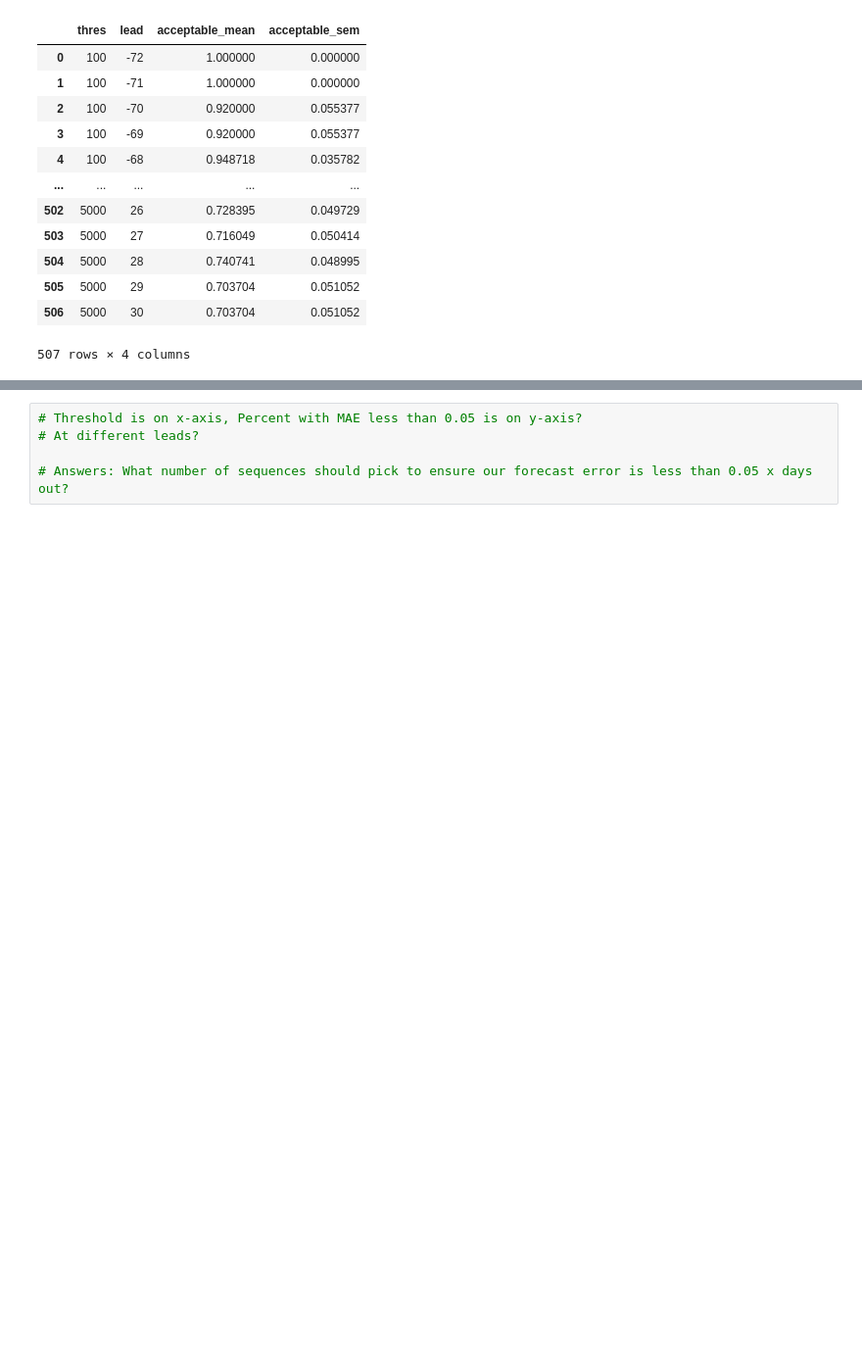
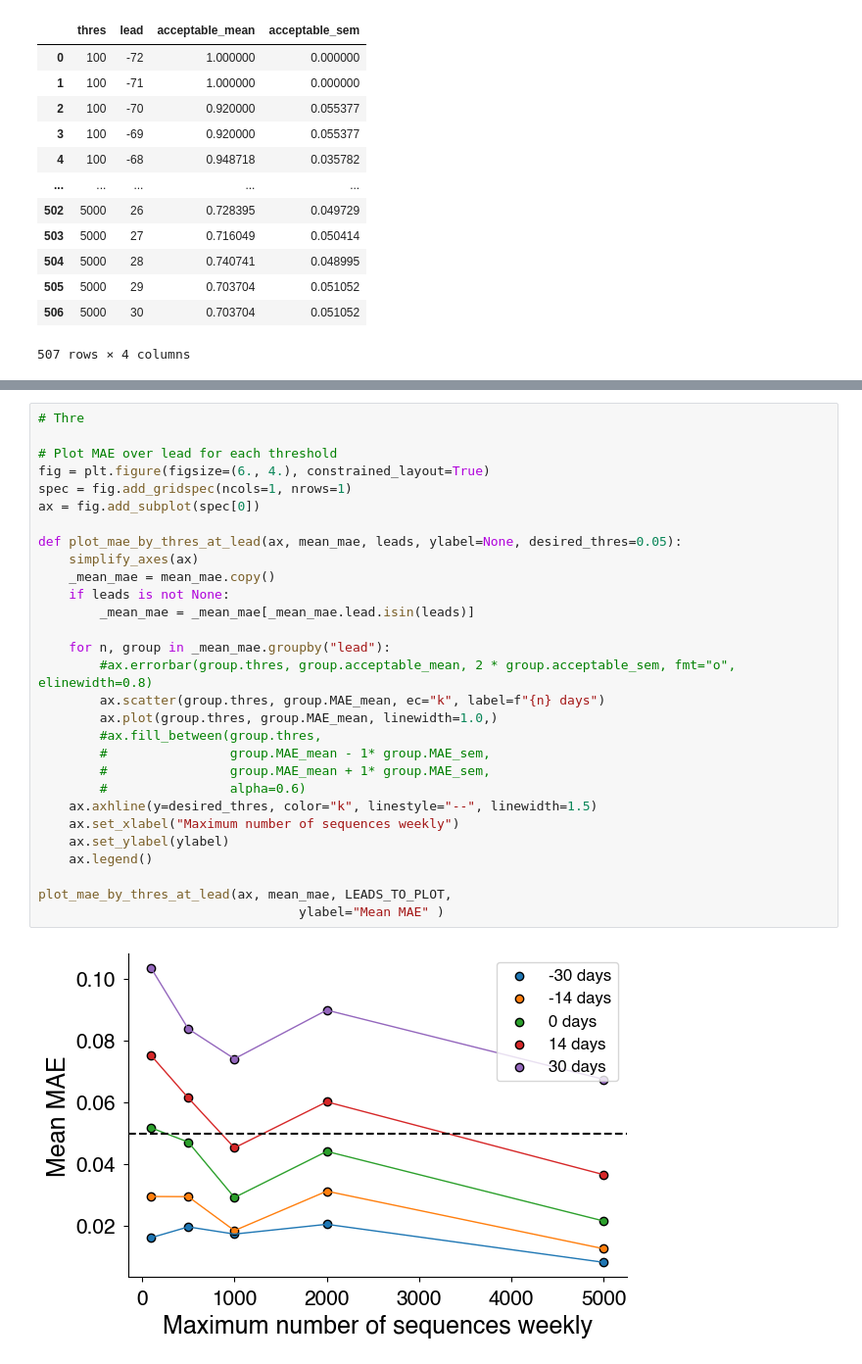
Before and after one commit to blab/ncov-forecasting-fit, a Jupyter notebook: notebooks/downscaling_plots.ipynb, the cells around one changed output, grey strips where cells are left out. Shown: that part at 98% size. Cells and saved outputs as stored; diff of their text form; blank space fills up the shorter version.

```diff
--- a/notebooks/downscaling_plots.ipynb
+++ b/notebooks/downscaling_plots.ipynb
@@ -259,5 +315,31 @@ for t, thres in enumerate(threses):
 # %%
-# Threshold is on x-axis, Percent with MAE less than 0.05 is on y-axis?
-# At different leads?
+# Thre
 
-# Answers: What number of sequences should pick to ensure our forecast error is less than 0.05 x days out?
+# Plot MAE over lead for each threshold
+fig = plt.figure(figsize=(6., 4.), constrained_layout=True)
+spec = fig.add_gridspec(ncols=1, nrows=1)
+ax = fig.add_subplot(spec[0])
+
+def plot_mae_by_thres_at_lead(ax, mean_mae, leads, ylabel=None, desired_thres=0.05):
+    simplify_axes(ax)
+    _mean_mae = mean_mae.copy()
+    if leads is not None:
+        _mean_mae = _mean_mae[_mean_mae.lead.isin(leads)]
+
+    for n, group in _mean_mae.groupby("lead"):
+        #ax.errorbar(group.thres, group.acceptable_mean, 2 * group.acceptable_sem, fmt="o", elinewidth=0.8)
+        ax.scatter(group.thres, group.MAE_mean, ec="k", label=f"{n} days")
+        ax.plot(group.thres, group.MAE_mean, linewidth=1.0,)
+        #ax.fill_between(group.thres,
+        #                group.MAE_mean - 1* group.MAE_sem,
+        #                group.MAE_mean + 1* group.MAE_sem,
+        #                alpha=0.6)
+    ax.axhline(y=desired_thres, color="k", linestyle="--", linewidth=1.5)
+    ax.set_xlabel("Maximum number of sequences weekly")
+    ax.set_ylabel(ylabel)
+    ax.legend()
+
+plot_mae_by_thres_at_lead(ax, mean_mae, LEADS_TO_PLOT,
+                                  ylabel="Mean MAE" )
+# %% [output]
+[figure, added]
```
Also changed, not shown: parts of 15 cells of this notebook.
